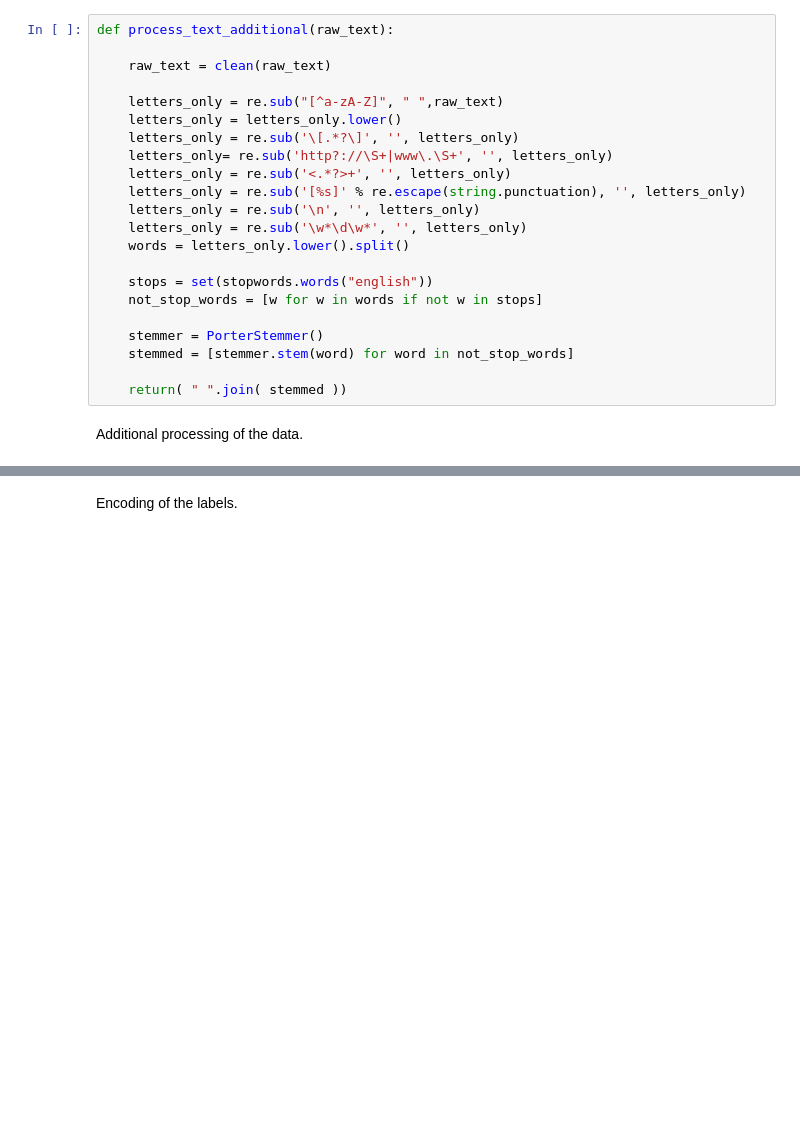
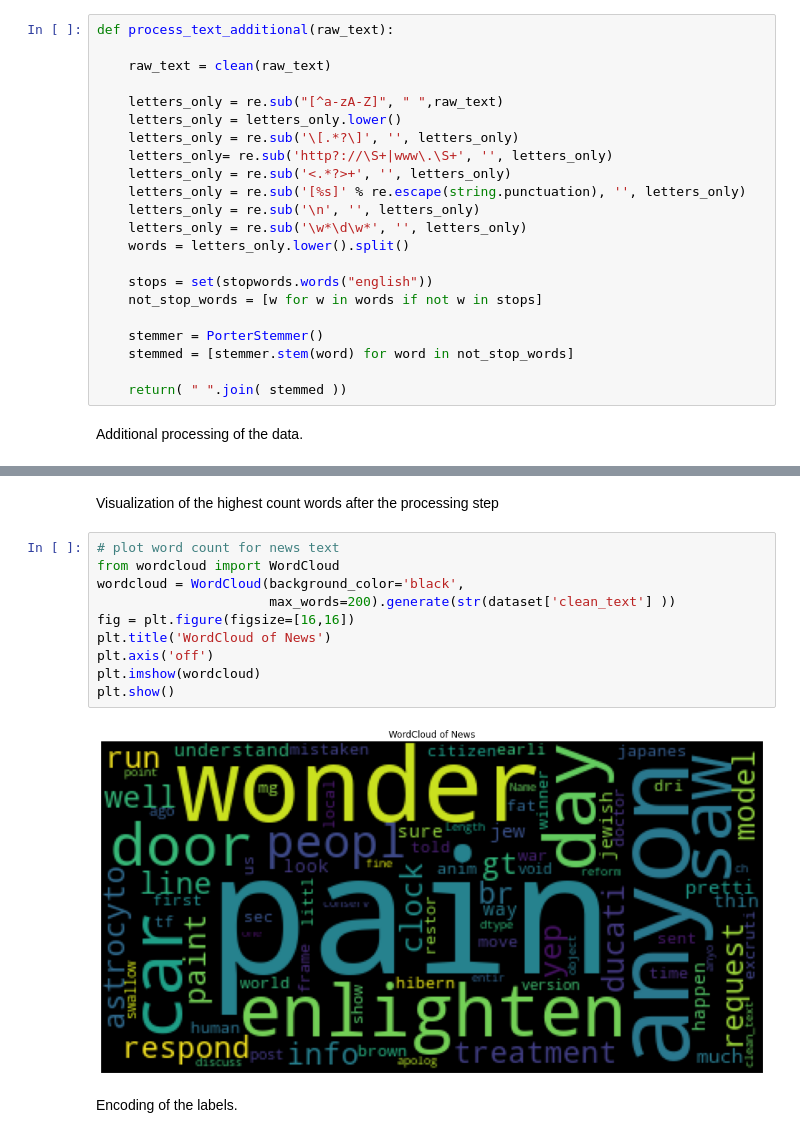
Before and after one commit to iniestaserranoalberto/NLP, a Jupyter notebook: NLPGroupC.ipynb, the cells around one changed output, grey strips where cells are left out. Cells and saved outputs as stored; diff of their text form; blank space fills up the shorter version.

```diff
--- a/NLPGroupC.ipynb
+++ b/NLPGroupC.ipynb
@@ -554,6 +575,20 @@ plot_most_common_features(dataset.clean_text, dataset.target)
 [figure]
 [figure]
 [figure]
+# %% [markdown]
+Visualization of the highest count words after the processing step
+# %%
+# plot word count for news text
+from wordcloud import WordCloud
+wordcloud = WordCloud(background_color='black',
+                      max_words=200).generate(str(dataset['clean_text'] ))
+fig = plt.figure(figsize=[16,16])
+plt.title('WordCloud of News')
+plt.axis('off')
+plt.imshow(wordcloud)
+plt.show()
+# %% [output]
+[figure, added]
 # %% [markdown]
 Encoding of the labels.
 # %%
```
Also changed, not shown: parts of 33 cells of this notebook.
